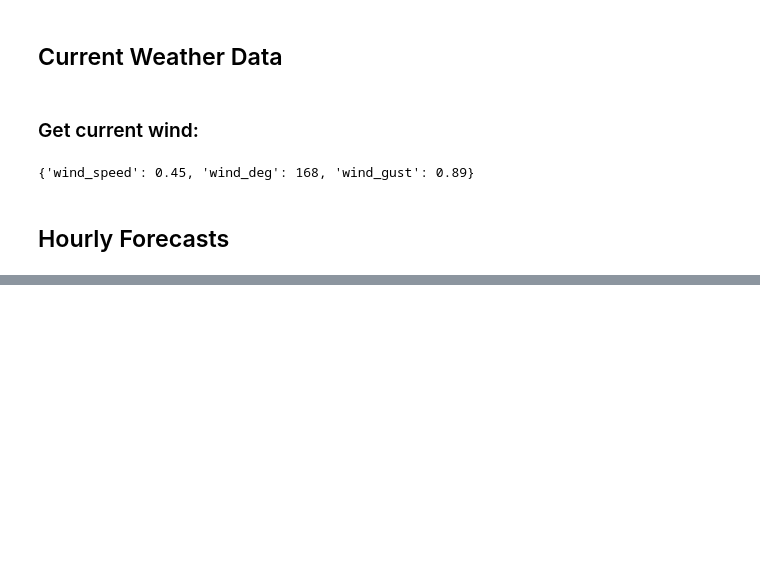
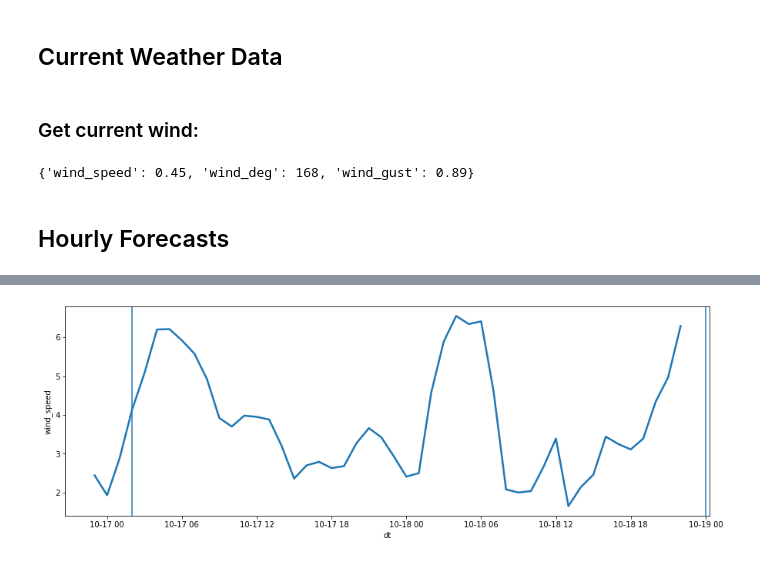
Before and after one commit to kelvinducray/strong-wind-warning-app, a Jupyter notebook: Wind_Data_EDA.ipynb, the cells around one changed output, grey strips where cells are left out. Drawn from its saved outputs; the diff is of its cells as text; code cells hidden in the pictures; blank space fills up the shorter version.

```diff
--- a/Wind_Data_EDA.ipynb
+++ b/Wind_Data_EDA.ipynb
@@ -212,0 +295,3 @@ plt.show()
+# %%
+min_ = min(mins)
+min_
@@ -212,0 +312,3 @@ plt.show()
+# %%
+max_ = max(maxes)
+max_
@@ -212,0 +355,8 @@ plt.show()
+# %%
+plt.figure(figsize=(15, 5))
+sns.lineplot(data=hourly_forecasts["wind_speed"], palette="tab10", linewidth=2.5)
+plt.axvline(min_)
+plt.axvline(max_)
+plt.show()
+# %% [output]
+[figure, added]
```
Also changed, not shown: parts of 16 cells of this notebook.
